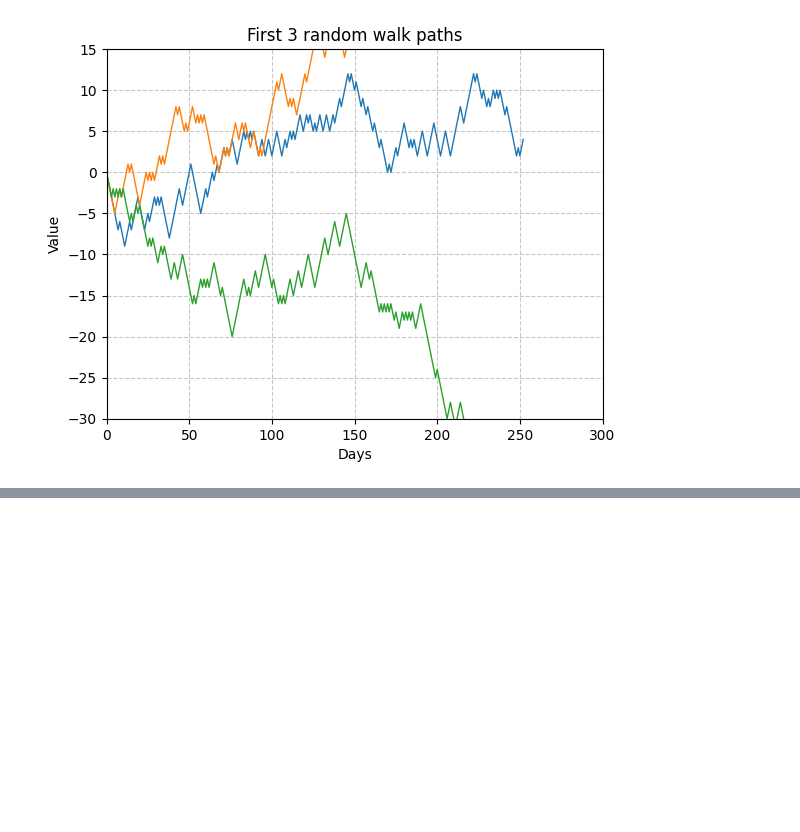
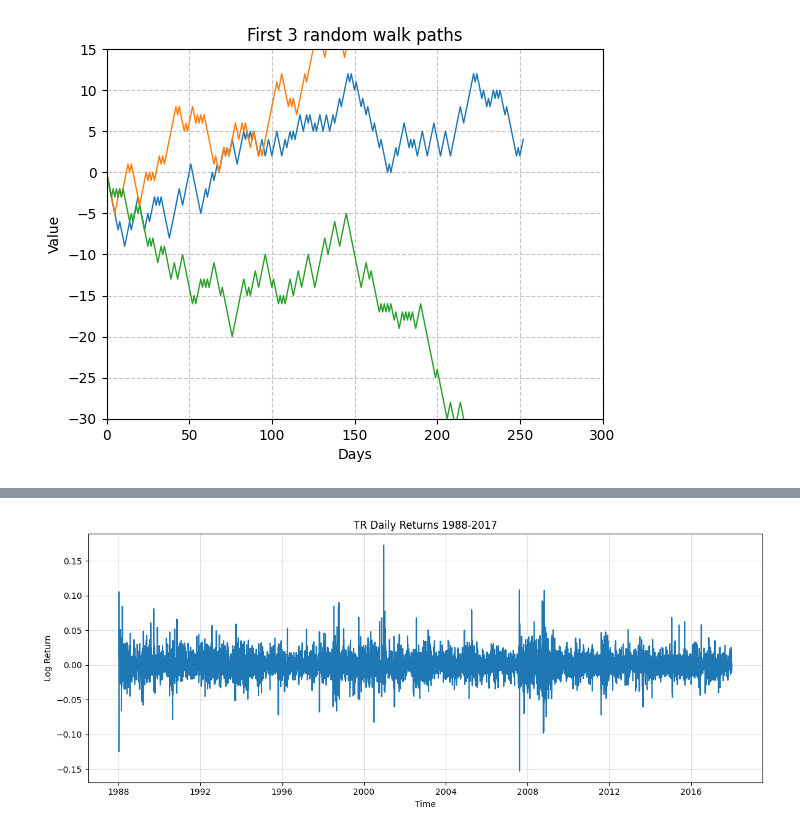
Before and after one commit to 1021114Carlos/MIT_MM_Finance, a Jupyter notebook: Courses/Mathematical_Methods_Quantitative_Finance/M2_Discrete time stochastic.ipynb, the cells around one changed output, grey strips where cells are left out. Cells and saved outputs as stored; diff of their text form; code cells hidden in the pictures; blank space fills up the shorter version.

```diff
--- a/Courses/Mathematical_Methods_Quantitative_Finance/M2_Discrete time stochastic.ipynb
+++ b/Courses/Mathematical_Methods_Quantitative_Finance/M2_Discrete time stochastic.ipynb
@@ -57,0 +99,18 @@ plt.show()
+# %%
+p = tr['adjusted'].values
+r = np.diff(np.log(p))
+N = len(r)
+
+tr['r'] = np.concatenate([[np.nan], r])
+
+tr = tr.iloc[1:]   # drop first Nan row
+
+plt.figure()
+plt.plot(tr.index, tr['r'])
+plt.xlabel('Time')
+plt.ylabel('Log Return')
+plt.title('TR Daily Returns 1988-2017')
+plt.tight_layout()
+plt.show()
+# %% [output]
+[figure, added]
```
Also changed, not shown: parts of 16 cells of this notebook.
